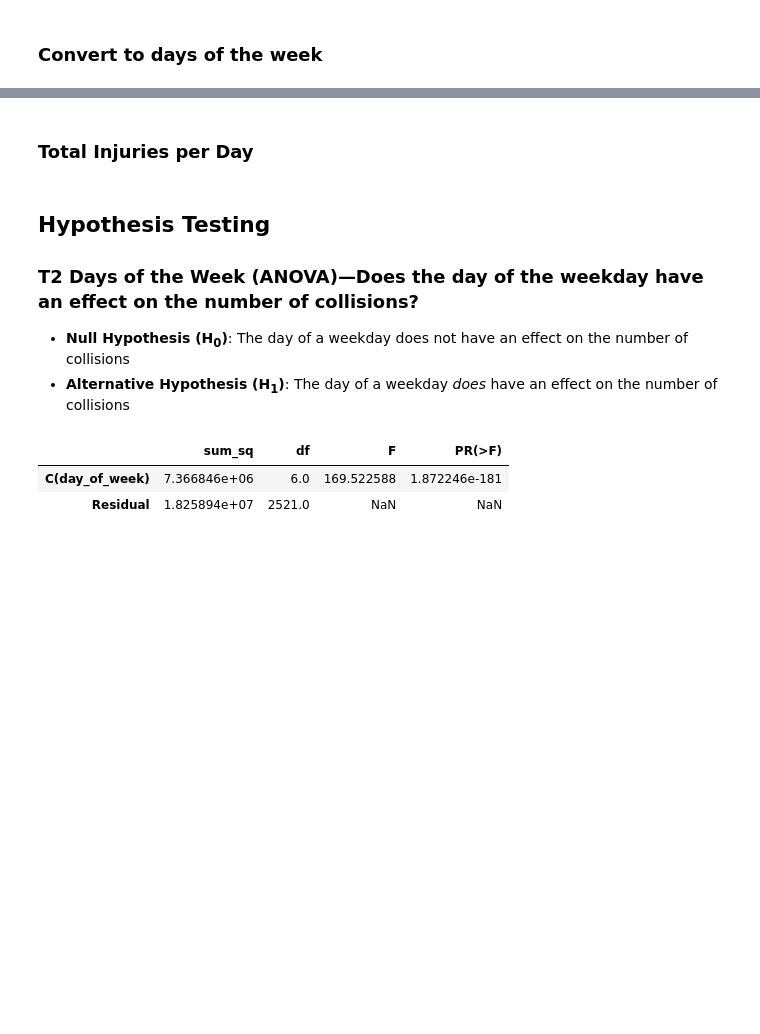
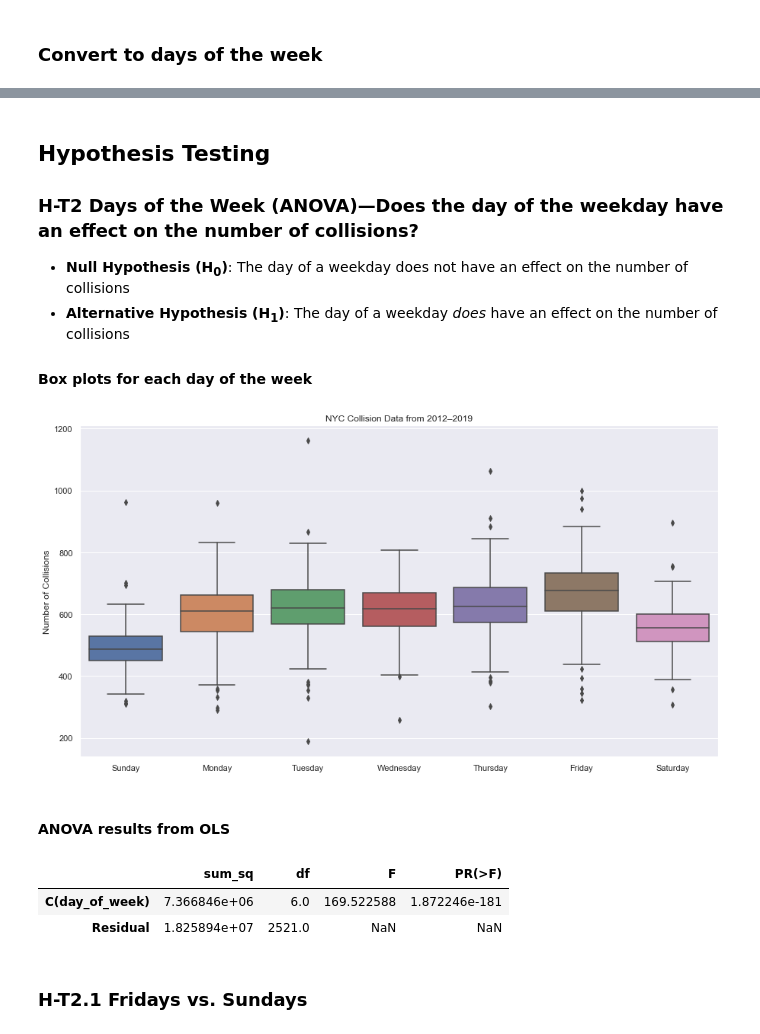
Before and after one commit to davidhaase/mod-3-final-project, a Jupyter notebook: nyc-collision.ipynb, the cells around one changed output, grey strips where cells are left out. Saved outputs shown, nothing was run; the diff lists cells and outputs as text; code cells hidden in the pictures; blank space fills up the shorter version.

```diff
--- a/nyc-collision.ipynb
+++ b/nyc-collision.ipynb
@@ -202,2 +182,0 @@ hist = daily_deaths.hist(bins=10)
-# %% [markdown]
-### Total Injuries per Day
@@ -210,8 +183,21 @@ hist = daily_injuries.hist(bins=50)
 # %% [markdown]
 ## Hypothesis Testing
-### T2 Days of the Week (ANOVA)—Does the day of the weekday have an effect on the number of collisions?
+### H-T2 Days of the Week (ANOVA)—Does the day of the weekday have an effect on the number of collisions?
 * __Null Hypothesis (H<sub>0</sub>)__:  The day of a weekday does not have an effect on the number of collisions
 * __Alternative Hypothesis (H<sub>1</sub>)__: The day of a weekday _does_ have an effect on the number of collisions
+
+#### Box plots for each day of the week
+# %%
+fig = plt.figure(figsize=(15,8))
+sns.boxplot(x="day_of_week", y="collisions", data=weekdays, order=['Sunday', 'Monday', 'Tuesday', 'Wednesday', 'Thursday', 'Friday', 'Saturday'])
+plt.xlabel('')
+plt.ylabel('Number of Collisions')
+plt.title('NYC Collision Data from 2012–2019')
+plt.savefig('images/boxplot-collisions-by-day.png')
+# %% [output]
+[figure, added]
+# %% [markdown]
+#### ANOVA results from OLS
 # %%
 formula = 'collisions ~ C(day_of_week)'
 lm = ols(formula, weekdays).fit()
@@ -221,3 +207,5 @@ table
 |  | sum_sq | df | F | PR(>F) |
 | C(day_of_week) | 7.366846e+06 | 6.0 | 169.522588 | 1.872246e-181 |
 | Residual | 1.825894e+07 | 2521.0 | NaN | NaN |
+# %% [markdown]
+### H-T2.1 Fridays vs. Sundays
```
Also changed, not shown: parts of 29 cells of this notebook, 1 other file.
